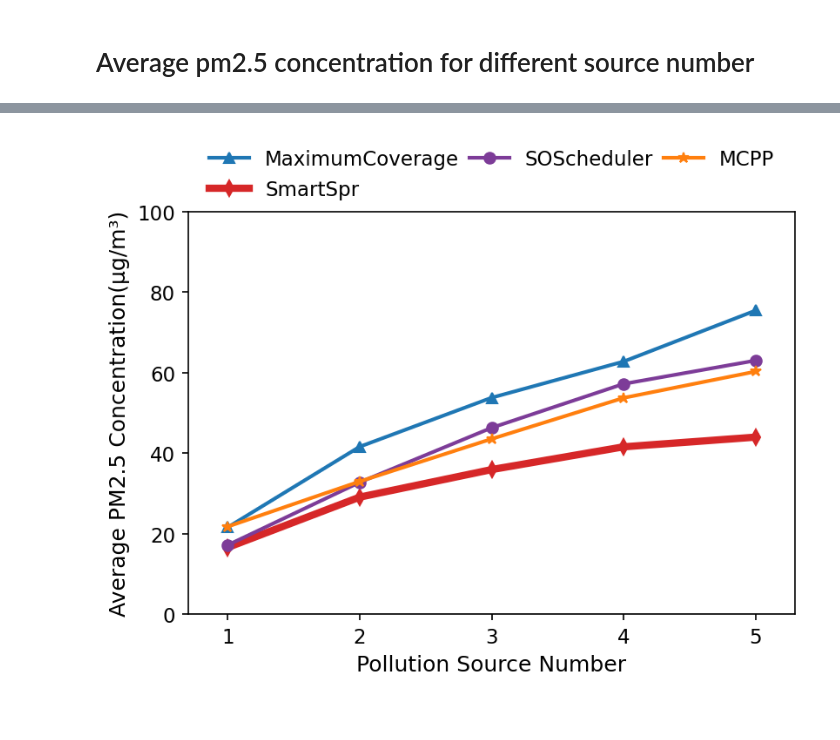
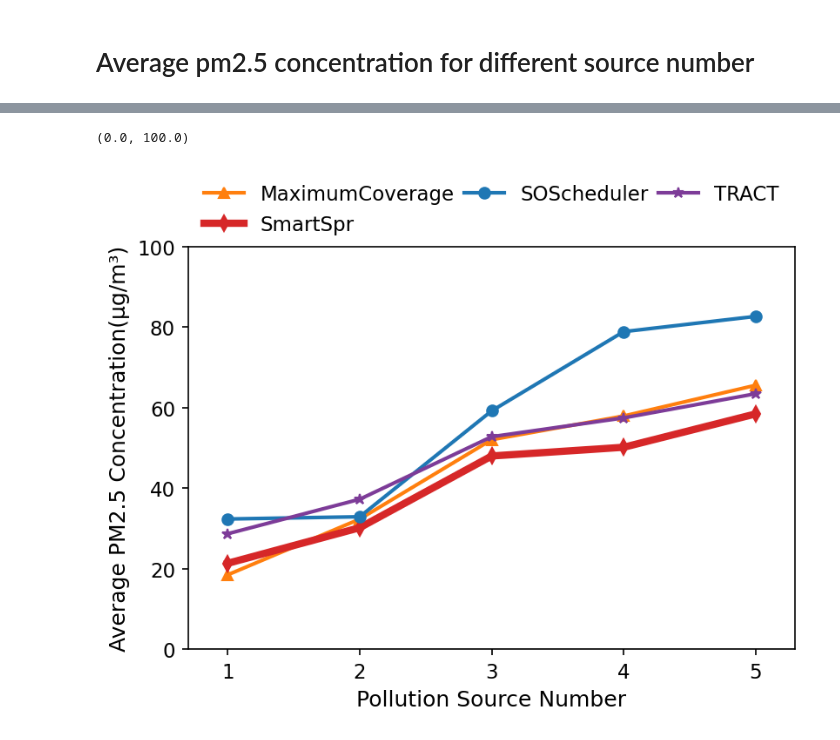
Before and after one commit to xiaozijianx/PyPolo-main, a Jupyter notebook: visual/Visual_LineChartAverage_matplotlib.ipynb, the cells around one changed output, grey strips where cells are left out. Cells and saved outputs as stored; diff of their text form; code cells hidden in the pictures.

```diff
--- a/visual/Visual_LineChartAverage_matplotlib.ipynb
+++ b/visual/Visual_LineChartAverage_matplotlib.ipynb
@@ -6,6 +6,8 @@ import pandas as pd
 import numpy as np
 import matplotlib.pyplot as plt
 import pypolo2
+import os
+current_dir = os.getcwd()
 # %% [markdown]
 # Average pm2.5 concentration for different team size
 # %%
@@ -229,28 +100,0 @@ print(strategy_pm25suppression)
-# %%
-Time_deadline = 5
-xtitle = 'Sprinkle Truck Number'
-ytitle = 'Average Suppression of PM2.5 (μg/m³)'
-filename = './outputs/png/line_AverageSuppression-teamsize12345-linetype.png'
-colors_dict = ['#d62728', '#ff7f0e', '#1f77b4']
-ncol = 3
-x_values = range(1, Time_deadline + 1)
-
-plt.rcParams['legend.fontsize'] = 13  # 图例字体大小
-plt.rcParams['axes.labelsize'] = 15  # 坐标轴标签字体大小
-plt.rcParams['xtick.labelsize'] = 15  # x轴刻度字体大小
-plt.rcParams['ytick.labelsize'] = 15  # y轴刻度字体大小
-
-plt.figure(figsize =(6,4),dpi=150)
-
-plt.plot(x_values, strategy_pm25suppression[2][0:Time_deadline], marker='^', color=colors_dict[2], linewidth=3, label='MaximumCoverage')
-plt.plot(x_values, strategy_pm25suppression[1][0:Time_deadline], marker='*', color=colors_dict[1], linewidth=3, label='MCPP')
-plt.plot(x_values, strategy_pm25suppression[0][0:Time_deadline], marker='d', color=colors_dict[0], linewidth=5, label='SmartSpr')
-
-plt.xlabel(xtitle)
-plt.ylabel(ytitle)
-plt.legend(loc='upper center', bbox_to_anchor=(0.5, 1.15), ncol=ncol, frameon=False, columnspacing=0.5)
-
-plt.xlim([1-0.3, Time_deadline+0.3])
-plt.ylim([0, 5])
-
-plt.savefig(filename,bbox_inches = 'tight')
@@ -333,35 +162,37 @@ print(strategy_pm25concentration)
 # %%
+# strategy_pm25concentration[0][2] = 48
 Time_deadline = 5
 xtitle = 'Pollution Source Number'
 ytitle = 'Average PM2.5 Concentration(μg/m³)'
-filename = './outputs/png/line_AverageConcentration-source12345-linetype.png'
+filename = './outputs/png/line_AverageConcentration-source12345-unknownenv.png'
 colors_dict = ['#d62728', '#ff7f0e', '#1f77b4','#7D3C98','#008080','#808080']
 ncol = 3
 x_values = range(1, Time_deadline + 1)
 
 plt.rcParams['legend.fontsize'] = 11  # 图例字体大小
 plt.rcParams['axes.labelsize'] = 12  # 坐标轴标签字体大小
 plt.rcParams['xtick.labelsize'] = 11  # x轴刻度字体大小
 plt.rcParams['ytick.labelsize'] = 11  # y轴刻度字体大小
 
 plt.figure(figsize =(6,4),dpi=150)
 
 # plt.plot(x_values, strategy_pm25concentration[5][0:Time_deadline], marker='s', color=colors_dict[5], linewidth=2, label='SmartSpr in Conjestion')
-plt.plot(x_values, strategy_pm25concentration[2][0:Time_deadline], marker='^', color=colors_dict[2], linewidth=2, label='MaximumCoverage')
+plt.plot(x_values, strategy_pm25concentration[1][0:Time_deadline], marker='^', color=colors_dict[1], linewidth=2, label='MaximumCoverage')
 plt.plot(x_values, strategy_pm25concentration[0][0:Time_deadline], marker='d', color=colors_dict[0], linewidth=4, label='SmartSpr')
-plt.plot(x_values, strategy_pm25concentration[3][0:Time_deadline], marker='o', color=colors_dict[3], linewidth=2, label='SOScheduler')
+plt.plot(x_values, strategy_pm25concentration[2][0:Time_deadline], marker='o', color=colors_dict[2], linewidth=2, label='SOScheduler')
 # plt.plot(x_values, strategy_pm25concentration[4][0:Time_deadline], marker='+', color=colors_dict[4], linewidth=2, label='TRACT')
-plt.plot(x_values, strategy_pm25concentration[1][0:Time_deadline], marker='*', color=colors_dict[1], linewidth=2, label='MCPP')
+plt.plot(x_values, strategy_pm25concentration[3][0:Time_deadline], marker='*', color=colors_dict[3], linewidth=2, label='TRACT')
 
 
 
 plt.xlabel(xtitle)
 plt.ylabel(ytitle)
 plt.legend(loc='upper center', bbox_to_anchor=(0.5, 1.2), ncol=ncol, frameon=False, columnspacing=0.5)
 
 plt.xlim([1-0.3, Time_deadline+0.3])
 plt.ylim([0, 100])
 
-plt.savefig(filename,bbox_inches = 'tight')
+# plt.savefig(filename,bbox_inches = 'tight')
 # %% [output]
+(0.0, 100.0)
-[figure, old version]
+[figure, new version]
```
Also changed, not shown: parts of 13 cells of this notebook, 34 other files.
